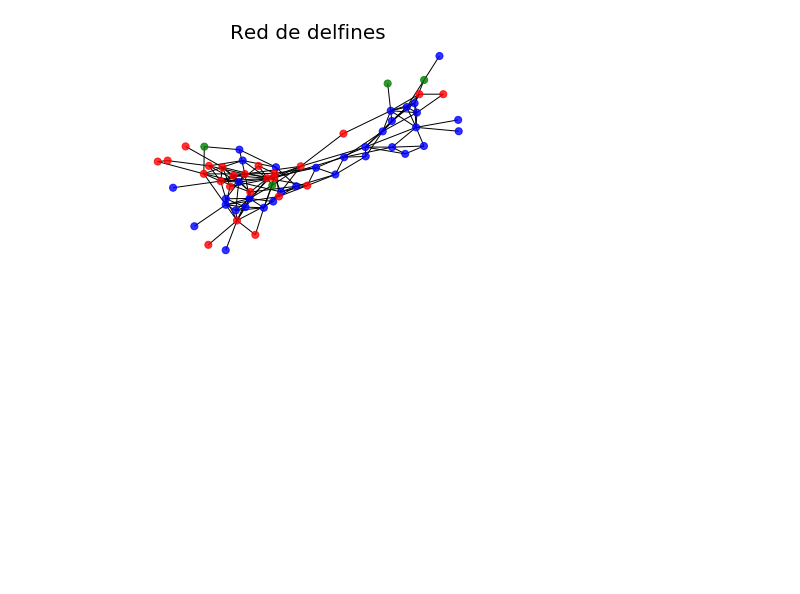
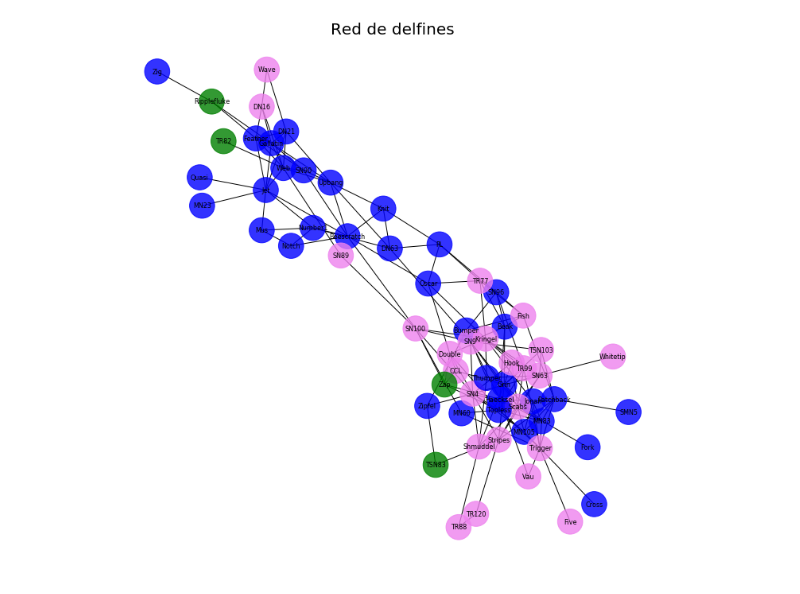
Before and after one commit to Redes2018/tp3, a Jupyter notebook: Louvain.ipynb, the cells around one changed output. Saved outputs shown, nothing was run; the diff lists cells and outputs as text; code cells hidden in the pictures; blank space fills up the shorter version.

```diff
--- a/Louvain.ipynb
+++ b/Louvain.ipynb
@@ -7,27 +9,44 @@ import numpy as np
 # %%
-carpeta = os.getcwd()+'/'
+#------------------------------------------------------------------------------------------------------
+#                                 Trabajo Computacional 3
+#------------------------------------------------------------------------------------------------------
 
-G = nx.read_gml(carpeta+'dolphins.gml')
+# Primero creamos la red de delfines: agregamos los enlaces sin necesidad de agregar antes los nodos
+mydolphins = nx.read_gml('dolphins.gml')
 
-gender = pd.read_csv(carpeta+'dolphinsGender.txt', sep='\t', header=None)
-delfines = gender[0] # nombres de delfines (nodos)
-genero = gender[1]   # genero de los delfines en el mismo orden que los nodos
+# Para agregar el dato del genero a partir del txt:
+# creamos dos listas: una de nombres de delfines (nodos) y otra de los generos correspondientes
+Gender = pd.read_csv('dolphinsGender.txt', sep='\t', header=None)
+delfines = Gender[0] # nombres de delfines (nodos)
+genero = Gender[1]   # genero de los delfines en el mismo orden que los nodos
 
 # A cada uno de los nodos ya existentes en el grafo, se le agrega el genero
 for d,g in zip(delfines,genero):
-    G.add_node(d, gender=g)
+    mydolphins.add_node(d, gender=g)
 # %%
-pos = nx.spring_layout(G)
+#------------------------------------------------------------------------------------------------------
+#Grafico Original
+#------------------------------------------------------------------------------------------------------
+width=12
+height=12
+fig=plt.figure(figsize=(width, height))
+fig.patch.set_facecolor('white')
+pos = nx.spring_layout(mydolphins)
 
 #Nodos
-nx.draw_networkx_nodes(G,pos,nodelist=G.nodes(),node_color=["blue" if g=="m" else "red" if g=="f" else "green" for g in nx.get_node_attributes(G, "gender").values()],with_labels=False,node_size=50,alpha=0.8)
+nx.draw_networkx_nodes(mydolphins,
+                       pos,
+                       nodelist=mydolphins.nodes(),
+                       node_color=["blue" if g=="m" else "violet" if g=="f" else "green" for g in nx.get_node_attributes(mydolphins, "gender").values()],
+                       with_labels=True,node_size=1000,alpha=0.8)
 
 #Enlaces
-nx.draw_networkx_edges(G,pos,width=1.0,alpha=1)
+nx.draw_networkx_edges(mydolphins,pos,width=1.0,alpha=1)
 
 #Etiquetas
+nx.draw_networkx_labels(mydolphins,pos,font_size=8)
 plt.title('Red de delfines',fontsize=20)
 plt.axis('off')
 plt.show()
 # %% [output]
-[figure, old version]
+[figure, new version]
```
Also changed, not shown: parts of 4 cells of this notebook.
